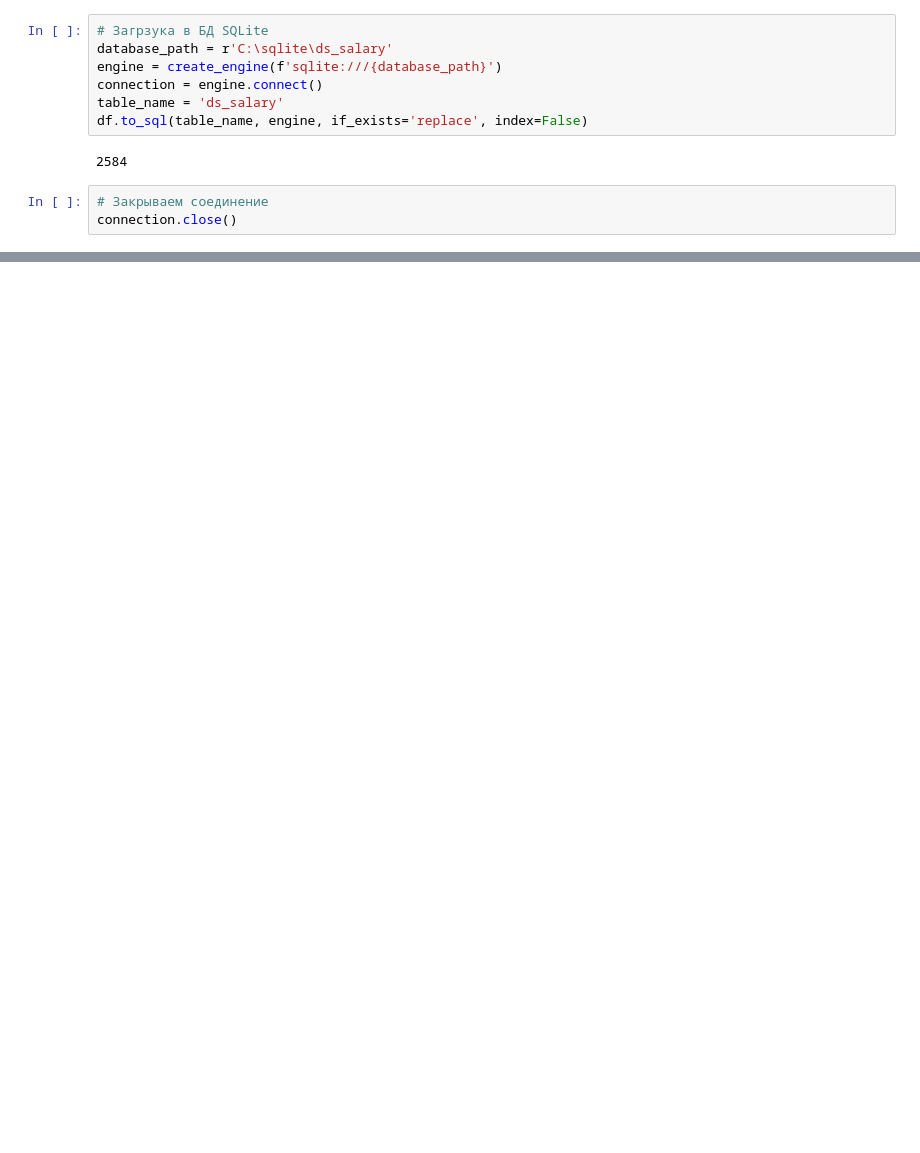
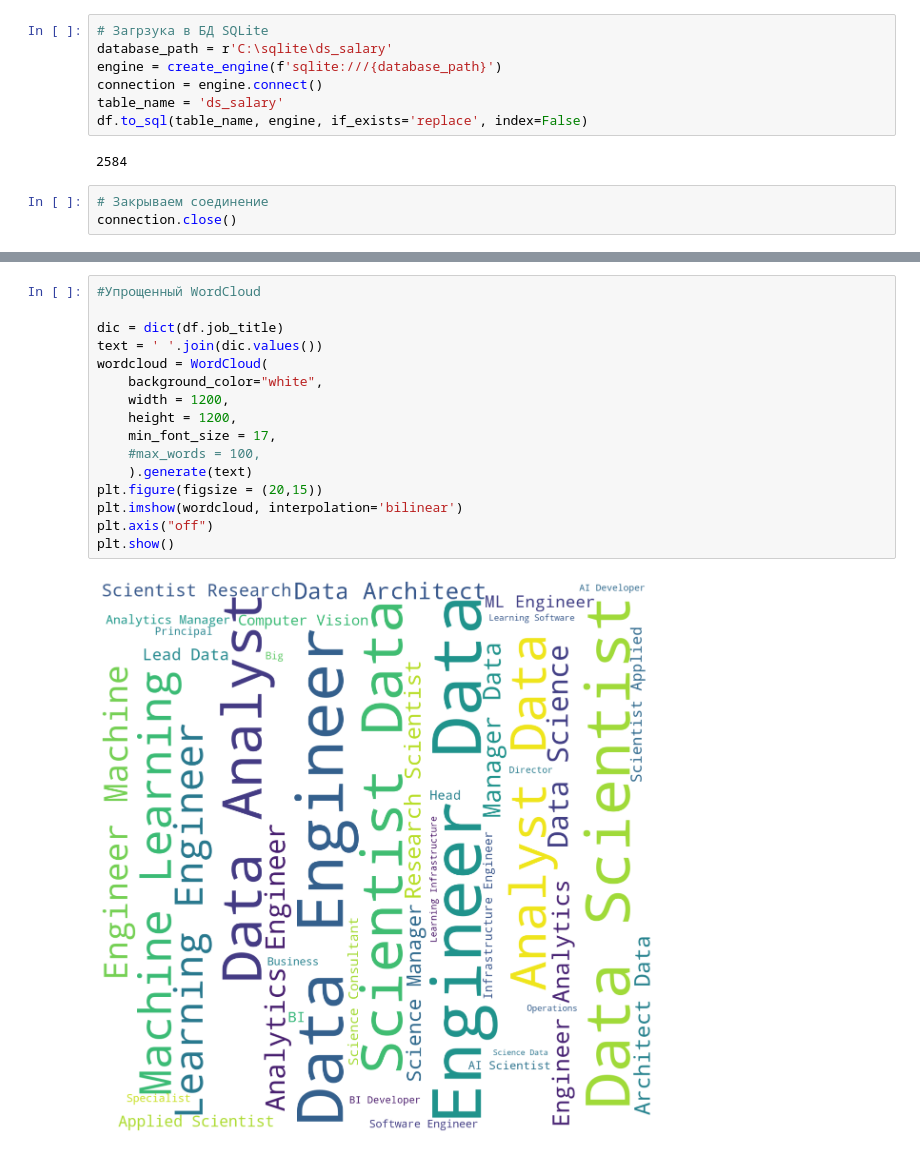
Before and after one commit to NikitaVarlamov/SQL_DataSalary-analysis, a Jupyter notebook: notebook.ipynb, the cells around one changed output, grey strips where cells are left out. Cells and saved outputs as stored; diff of their text form; blank space fills up the shorter version.

```diff
--- a/notebook.ipynb
+++ b/notebook.ipynb
@@ -326,0 +323,18 @@ NameError: name 'wordcloud' is not defined
+# %%
+#Упрощенный WordCloud
+
+dic = dict(df.job_title)
+text = ' '.join(dic.values())
+wordcloud = WordCloud(
+    background_color="white",
+    width = 1200,
+    height = 1200,
+    min_font_size = 17,
+    #max_words = 100,
+    ).generate(text)
+plt.figure(figsize = (20,15))
+plt.imshow(wordcloud, interpolation='bilinear')
+plt.axis("off")
+plt.show()
+# %% [output]
+[figure, added]
```
Also changed, not shown: parts of 9 cells of this notebook, 1 other file.
